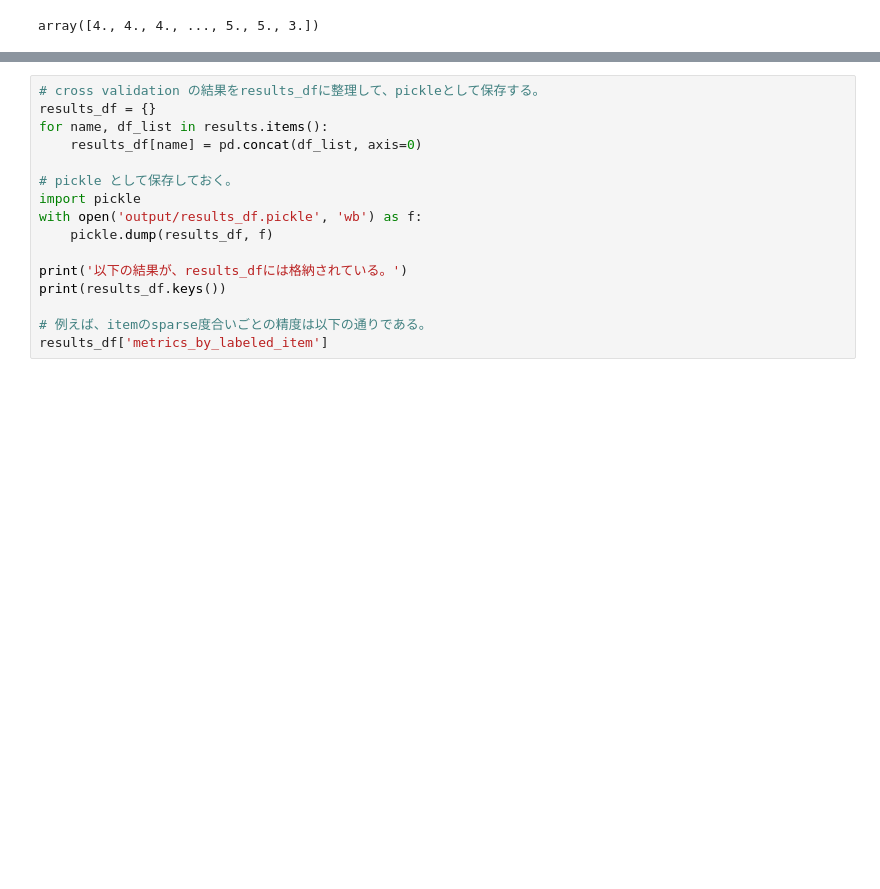
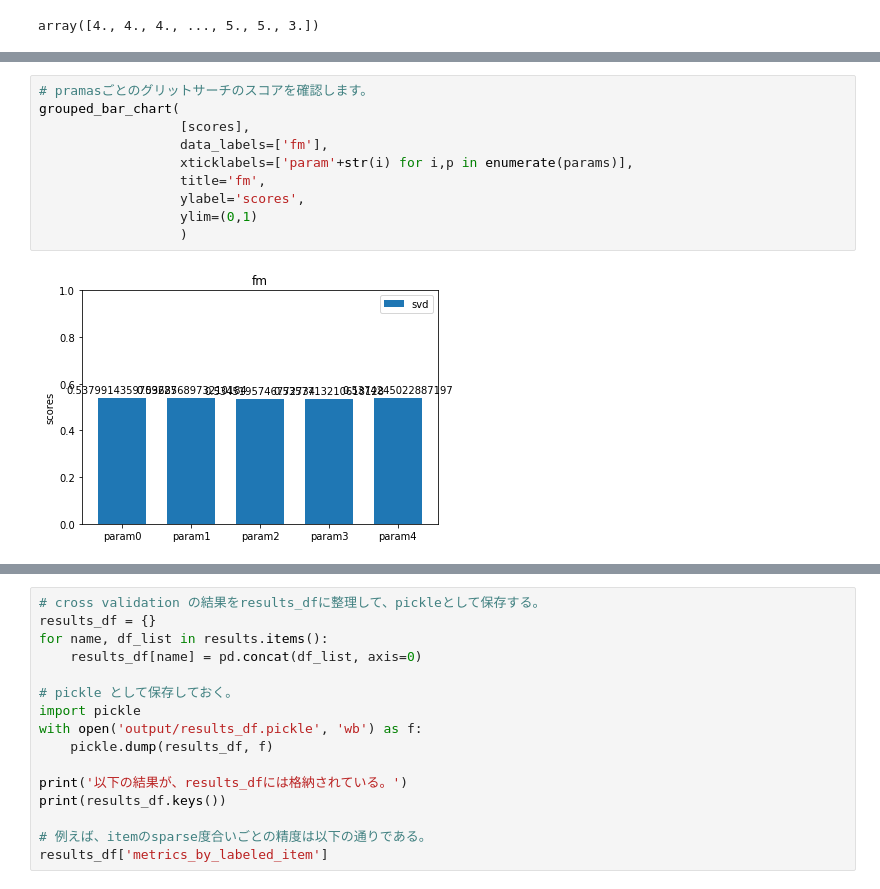
Before and after one commit to uchida-takumi/thesis_20190715, a Jupyter notebook: work_googlecolab.ipynb, the cells around one changed output, grey strips where cells are left out. Drawn from its saved outputs; the diff is of its cells as text; blank space fills up the shorter version.

```diff
--- a/work_googlecolab.ipynb
+++ b/work_googlecolab.ipynb
@@ -243 +367,13 @@ each_scores=[[0.0, 0.0, 0.0]]
+# %%
+# pramasごとのグリットサーチのスコアを確認します。
+grouped_bar_chart(
+                  [scores],
+                  data_labels=['fm'],
+                  xticklabels=['param'+str(i) for i,p in enumerate(params)],
+                  title='fm',
+                  ylabel='scores',
+                  ylim=(0,1)
+                  )
+# %% [output]
+[figure, added]
 # %%
```
Also changed, not shown: parts of 17 cells of this notebook, 2 other files.
